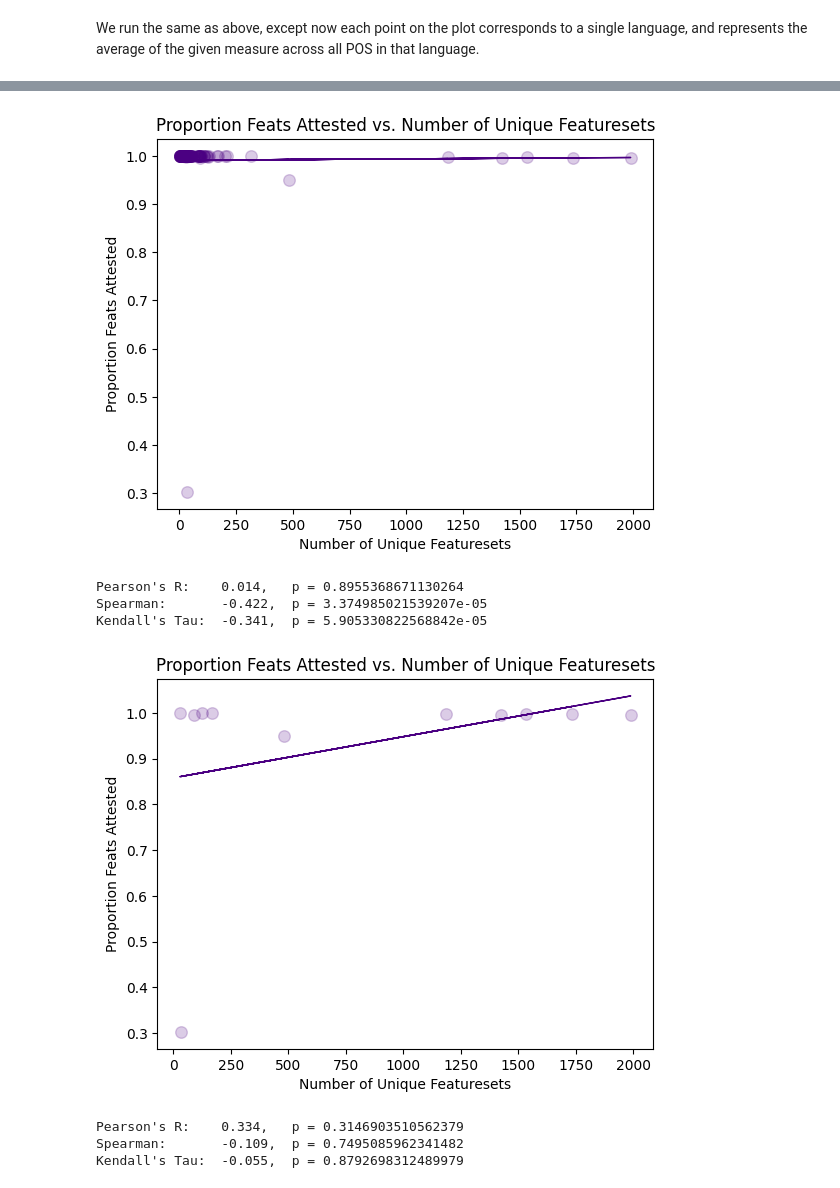
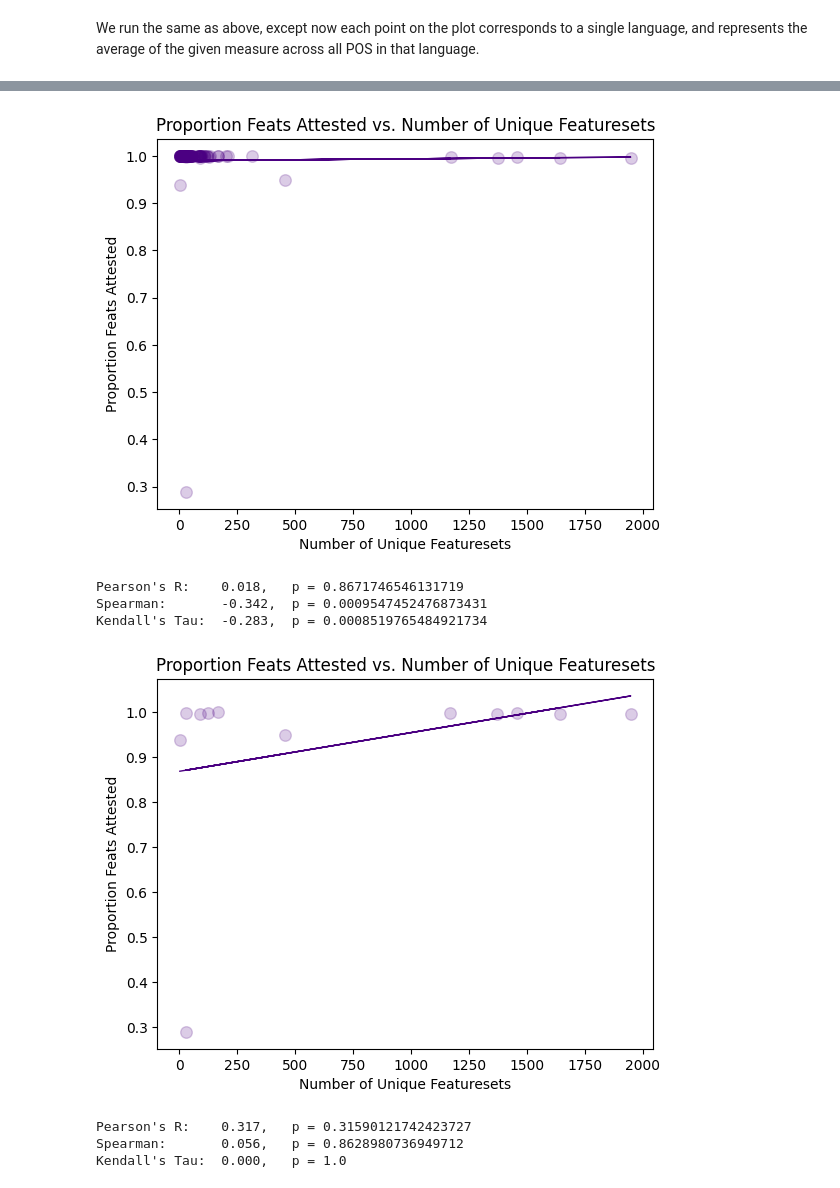
Before and after one commit to paynesa/qp2, a Jupyter notebook: code/exploration_plotting.ipynb, the cells around one changed output, grey strips where cells are left out. Saved outputs shown, nothing was run; the diff lists cells and outputs as text; code cells hidden in the pictures.

```diff
--- a/code/exploration_plotting.ipynb
+++ b/code/exploration_plotting.ipynb
@@ -6,10 +6,11 @@ import numpy as np
 import pandas as pd
 import seaborn as sns
 
-from data_exploration import *
-from plotting_stats import *
+from src.data_exploration import *
 
-PATH_TO_GOLDMAN_DATA = "LemmaSplitting/LemmaSplitData"
+PATH_TO_GOLDMAN_DATA = "data/LemmaSplitting/LemmaSplitData"
+PATH_TO_SIGMORPHON20 = "data/SIGMORPHON2020/train"
+PATH_TO_SIGMORPHON22 = "data/2022InflectionST/part1/development_languages"
 # %% [markdown]
 # Initial Data Exploration
 
@@ -315,16 +332,17 @@ Kendall's Tau:  -0.309,  p = 0.21834651074234407
 # %%
-unique_ftss, overlap, languages = run_correlation(PATH_TO_DATA, unique_featuresets, feature_overlap)
+# Unique feature sets vs. proportion of features attested
+unique_ftss, overlap, languages = run_correlation(PATH_TO_GOLDMAN_DATA, unique_featuresets, feature_overlap)
 plot_stats(unique_ftss, overlap, "Number of Unique Featuresets", "Proportion Feats Attested")
 plot_stats(unique_ftss, overlap, "Number of Unique Featuresets", "Proportion Feats Attested", less=True)
 # %% [output]
-[figure, old version]
+[figure, new version]
-Pearson's R:    0.014,   p = 0.8955368671130264
-Spearman:       -0.422,  p = 3.374985021539207e-05
-Kendall's Tau:  -0.341,  p = 5.905330822568842e-05
+Pearson's R:    0.018,   p = 0.8671746546131719
+Spearman:       -0.342,  p = 0.0009547452476873431
+Kendall's Tau:  -0.283,  p = 0.0008519765484921734
-[figure, old version]
+[figure, new version]
-Pearson's R:    0.334,   p = 0.3146903510562379
-Spearman:       -0.109,  p = 0.7495085962341482
-Kendall's Tau:  -0.055,  p = 0.8792698312489979
+Pearson's R:    0.317,   p = 0.31590121742423727
+Spearman:       0.056,   p = 0.8628980736949712
+Kendall's Tau:  0.000,   p = 1.0
 # %% [markdown]
 ## Within-Data Relationships
 
```
Also changed, not shown: parts of 27 cells of this notebook, 5 other files.
